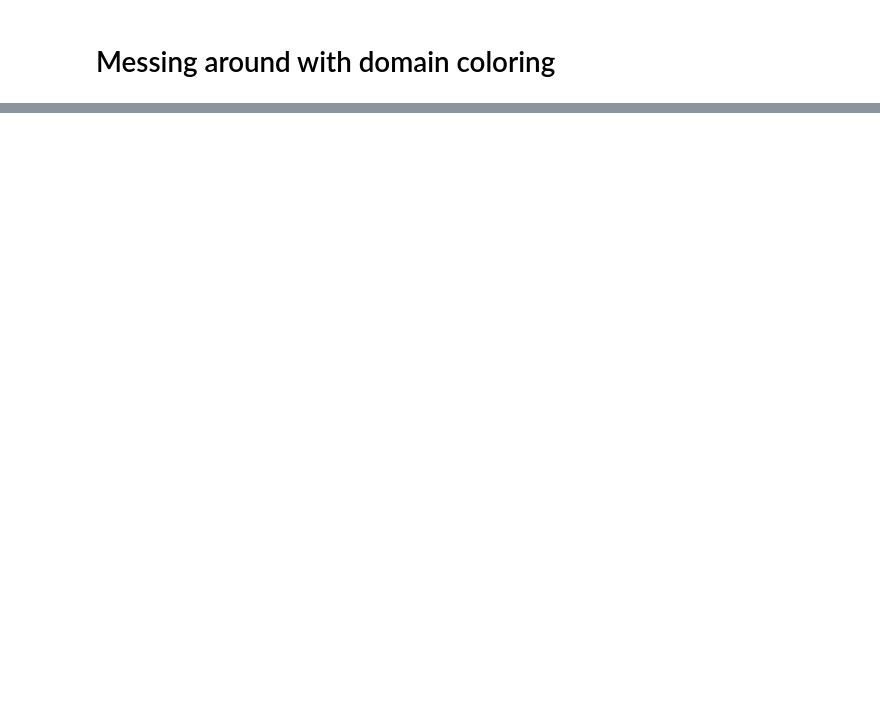
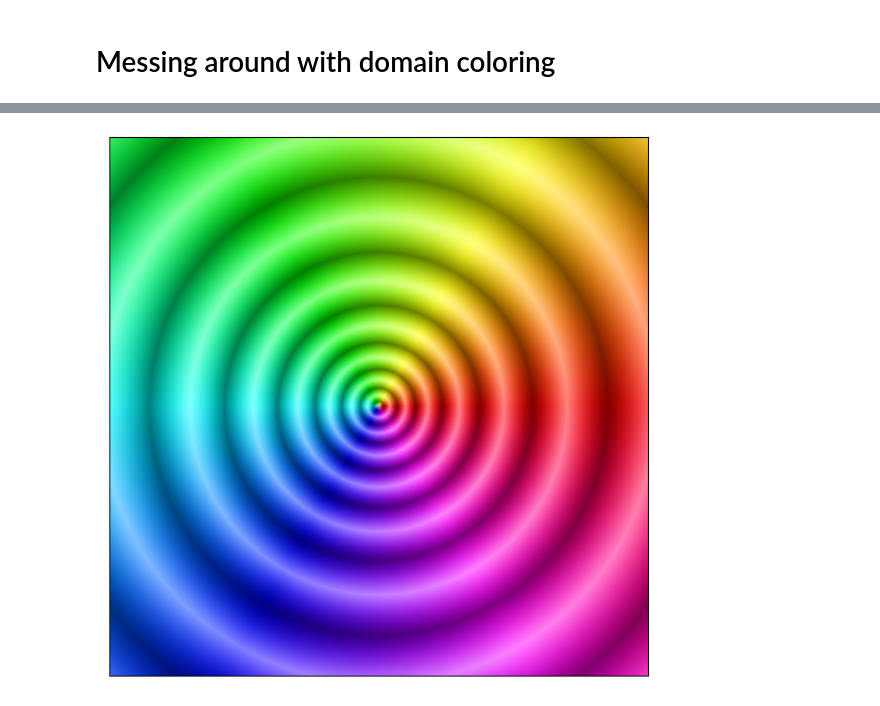
Before and after one commit to SimonEnsemble/nonlinear_sensing, a Jupyter notebook: viz mapping.ipynb, the cells around one changed output, grey strips where cells are left out. Cells and saved outputs as stored; diff of their text form; code cells hidden in the pictures; blank space fills up the shorter version.

```diff
--- a/viz mapping.ipynb
+++ b/viz mapping.ipynb
@@ -364,0 +333,74 @@ plt.show()
+# %%
+import matplotlib.pyplot as plt
+import numpy as np
+import matplotlib.colors as mcolors
+from matplotlib.colors import hsv_to_rgb
+
+class DColor:
+    def __init__(self, samples=3500, xmin=-10, xmax=10, ymin=-10, ymax=10):
+        #plot settings
+        self._samples = samples
+        #axes
+        self._xmin = xmin
+        self._xmax = xmax
+        self._ymin = ymin
+        self._ymax = ymax
+        self.makeDomain()
+
+    def makeDomain(self):
+        """Create the domains for Real (x) and Imaginary (y) values respectively"""
+        x = np.linspace(self._xmin, self._xmax, self._samples)
+        y = np.linspace(self._ymin, self._ymax, self._samples)
+        self.xx, self.yy=np.meshgrid(x,y)
+
+    def makeColorModel(self, zz):
+        """Create the HSV color model for the function domain that will be plotted"""
+        H = self.normalize(np.angle(zz) % (2. * np.pi)) #Hue determined by arg(z)
+        r = np.log2(1. + np.abs(zz))
+        S = (1. + np.abs(np.sin(2. * np.pi * r))) / 2.
+        V = (1. + np.abs(np.cos(2. * np.pi * r))) / 2.
+
+        return H,S,V
+
+    def normalize(self, arr):
+        """Used for normalizing data in array based on min/max values"""
+        arrMin = np.min(arr)
+        arrMax = np.max(arr)
+        arr = arr - arrMin
+        return arr / (arrMax - arrMin)
+
+    def plot(self, f, xdim=10, ydim=8, plt_dpi=100):
+        """Plot a complex-valued function
+            Arguments:
+            f -- a (preferably) lambda-function defining a complex-valued function
+            Keyword Arguments:
+            xdim -- x dimensions
+            ydim -- y dimensions
+            plt_dpi -- density of pixels per inch
+        """
+        zz=f(self.z(self.xx,self.yy))
+        H,S,V = self.makeColorModel(zz)
+        rgb = hsv_to_rgb(np.dstack((H,S,V)))
+
+        fig = plt.figure(figsize=(xdim, ydim), dpi=plt_dpi)
+        plt.imshow(rgb)
+        plt.gca().invert_yaxis() #make CCW orientation positive
+        plt.gca().get_xaxis().set_visible(False)
+        plt.gca().get_yaxis().set_visible(False)
+        plt.show()
+
+    def z(self, x, y):
+        """return complex number x+iy
+            If inputs are arrays, then it returns an array with corresponding x_j+iy_j values
+        """
+        return x+1j*y
+
+dc = DColor(xmin=-10, xmax=10, ymin=-10, ymax=10, samples=4000)
+#dc.plot(lambda z : (z**5+1j*z**4+z**3+1j*z**2+z+1j+1)/np.sin(z))
+#dc.plot(lambda z : 2j*z**2+2j+z)
+#dc.plot(lambda z : (1/(1-1j*z))-(1+1j*z))
+#dc.plot(lambda z : z**3)
+#dc.plot(lambda z : ((z+1-2j)*(z+2+2j)*((z-2)**2))/(z**3))
+dc.plot(lambda z : z)
+# %% [output]
+[figure, added]
```
Also changed, not shown: parts of 13 cells of this notebook.
